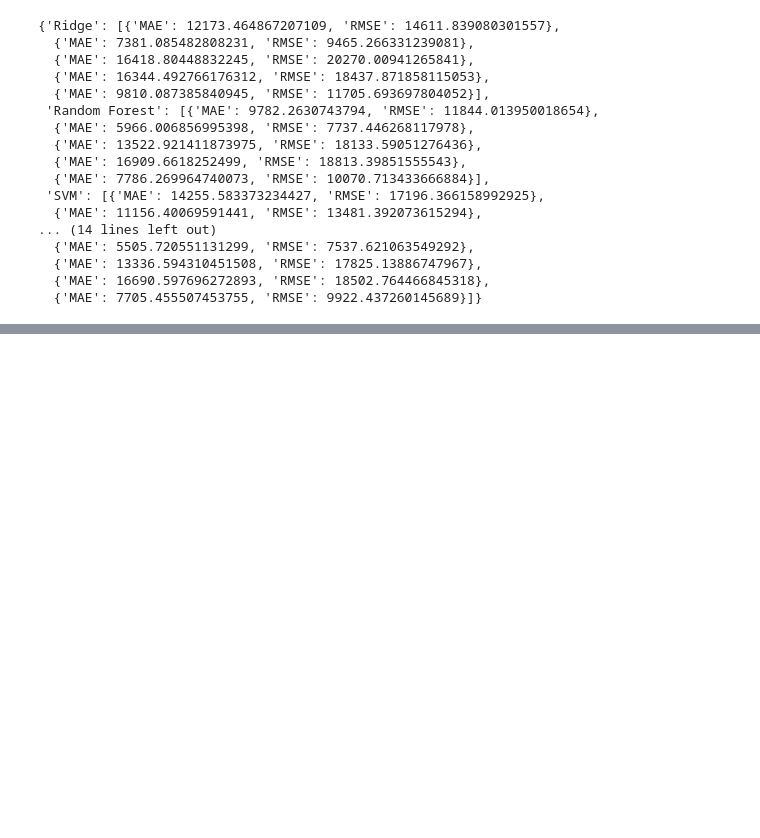
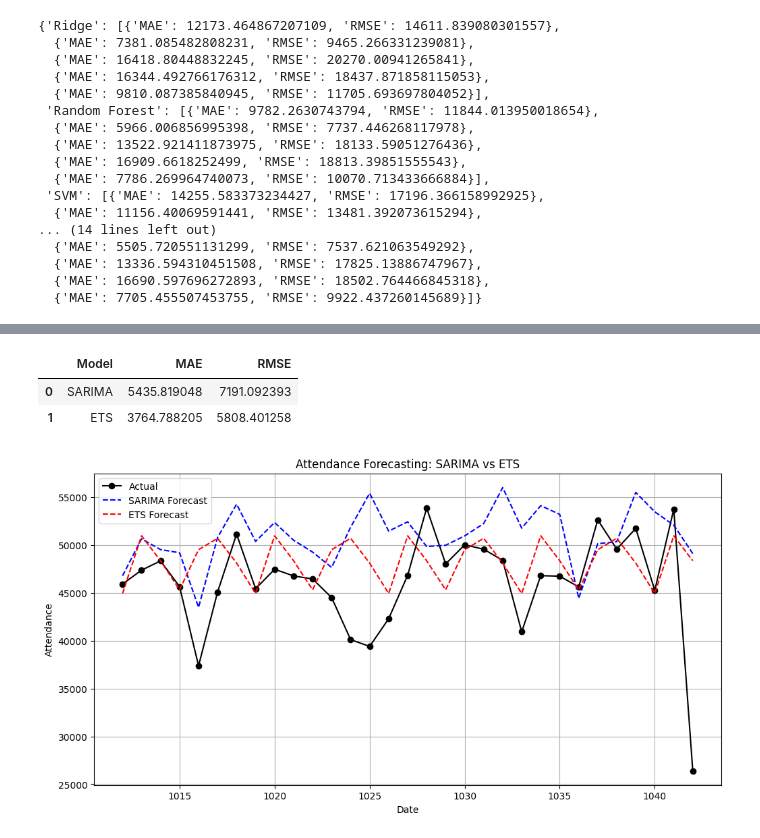
Before and after one commit to CharlesS940/xhec_endless_line, a Jupyter notebook: notebooks/attendance_forecast.ipynb, the cells around one changed output, grey strips where cells are left out. Saved outputs shown, nothing was run; the diff lists cells and outputs as text; code cells hidden in the pictures; blank space fills up the shorter version.

```diff
--- a/notebooks/attendance_forecast.ipynb
+++ b/notebooks/attendance_forecast.ipynb
@@ -1055,0 +1027,59 @@ pd.DataFrame(final_results)
+# %%
+from statsmodels.tsa.statespace.sarimax import SARIMAX
+from statsmodels.tsa.holtwinters import ExponentialSmoothing
+
+
+# Fit SARIMAX with exogenous variables
+sarima_model = SARIMAX(
+    train, exog=exog_train, order=(1, 1, 2), seasonal_order=(1, 1, 1, 7)
+)
+sarima_fit = sarima_model.fit(disp=False)
+
+# Forecast with exogenous variables
+sarima_forecast = sarima_fit.forecast(steps=len(test), exog=exog_test)
+
+
+# --- Model 2: Exponential Smoothing (ETS) ---
+ets_model = ExponentialSmoothing(
+    train, seasonal="mul", seasonal_periods=7
+)  # Weekly seasonality
+ets_fit = ets_model.fit()
+
+# Forecast for the test period
+ets_forecast = ets_fit.forecast(steps=len(test))
+
+# Evaluate both models
+sarima_mae = mean_absolute_error(test, sarima_forecast)
+sarima_rmse = np.sqrt(mean_squared_error(test, sarima_forecast))
+
+ets_mae = mean_absolute_error(test, ets_forecast)
+ets_rmse = np.sqrt(mean_squared_error(test, ets_forecast))
+
+# Results
+results = pd.DataFrame(
+    {
+        "Model": ["SARIMA", "ETS"],
+        "MAE": [sarima_mae, ets_mae],
+        "RMSE": [sarima_rmse, ets_rmse],
+    }
+)
+results
+# %% [output]
+|  | Model | MAE | RMSE |
+| 0 | SARIMA | 5435.819048 | 7191.092393 |
+| 1 | ETS | 3764.788205 | 5808.401258 |
+# %%
+plt.figure(figsize=(12, 6))
+plt.plot(test.index, test, label="Actual", color="black", marker="o")
+plt.plot(
+    test.index, sarima_forecast, label="SARIMA Forecast", color="blue", linestyle="--"
+)
+plt.plot(test.index, ets_forecast, label="ETS Forecast", color="red", linestyle="--")
+plt.title("Attendance Forecasting: SARIMA vs ETS")
+plt.xlabel("Date")
+plt.ylabel("Attendance")
+plt.legend()
+plt.grid()
+plt.show()
+# %% [output]
+[figure, added]
```
Also changed, not shown: parts of 11 cells of this notebook, 4 other files.
